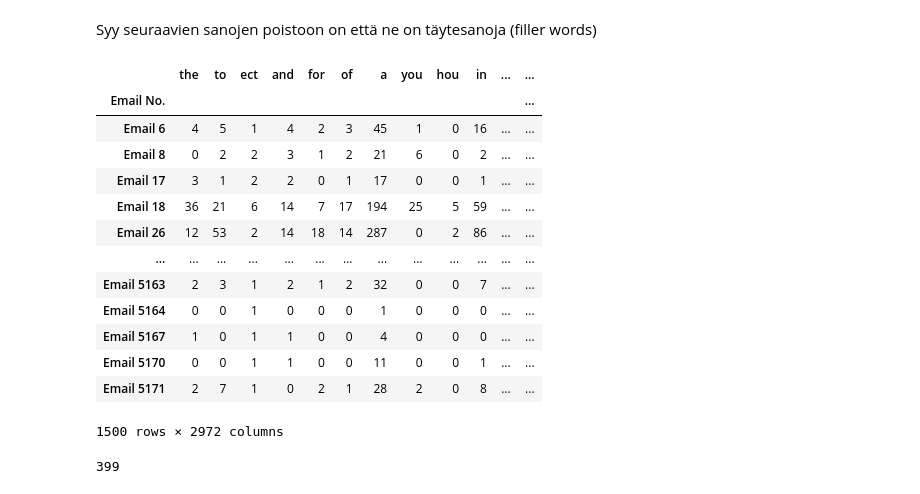
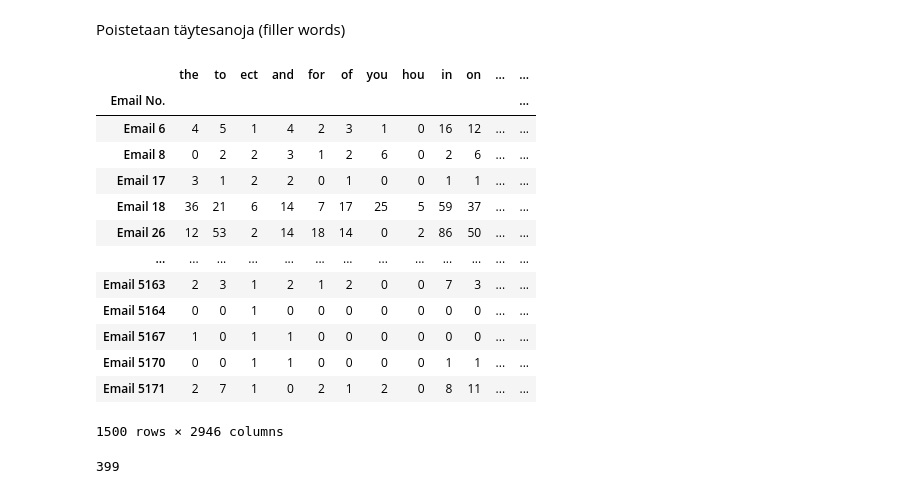
Before and after one commit to T0ntsa/html-css, a Jupyter notebook: dataset_UUSIN.ipynb, the cells around one changed output. Drawn from its saved outputs; the diff is of its cells as text; code cells hidden in the pictures.

```diff
--- a/dataset_UUSIN.ipynb
+++ b/dataset_UUSIN.ipynb
@@ -48,38 +18,38 @@ Email 5171           1
-# %% [markdown]
-Syy seuraavien sanojen poistoon on että ne on täytesanoja (filler words)
+# %% [markdown]
+Poistetaan täytesanoja (filler words)
 # %%
-words = words = [
+words = [
     "um", "uh", "like", "actually", "basically", "well", "so", "right", "okay", "anyways", "look", "listen", "frankly",
     "literally", "just", "perhaps", "thing", "stuff", "definitely", "certainly", "surely", "absolutely", "totally",
     "completely", "utterly", "essentially", "fundamentally", "practically", "virtually", "nearly", "almost", "about",
     "around", "approximately", "roughly", "someway", "somehow", "sometime", "sometimes", "occasionally", "often",
     "frequently", "regularly", "usually", "typically", "generally", "mainly", "mostly", "largely", "particularly",
     "especially", "specifically", "expressly", "explicitly", "precisely", "exactly", "merely", "simply", "only",
     "solely", "probably", "maybe", "possibly", "seemingly", "apparently", "ostensibly", "evidently", "presumably",
     "assumably", "likely", "quite", "rather", "somewhat", "partly"
     ]
 
 # Poistetaan sarakkeet, joiden nimet ovat yksittäisiä kirjaimia tai sisältävät poistettavia sanoja
 df_filtered = df_filtered.loc[:,
-    #(df_filtered.columns.str.len() >= 7 ) &  # <-- SARAKKEEN NIMEN PITUUS ON YLI X
+    (df_filtered.columns.str.len() >= 2 ) &  # <-- SARAKKEEN NIMEN PITUUS ON 2+ MERKKIÄ, poistetaan a,b,c,..
     (~df_filtered.columns.isin(words))
 ]
 df_filtered
 # %% [output]
-|  | the | to | ect | and | for | of | a | you | hou | in | ... | ... |
+|  | the | to | ect | and | for | of | you | hou | in | on | ... | ... |
 | Email No. |  |  |  |  |  |  |  |  |  |  |  | ... |
-| Email 6 | 4 | 5 | 1 | 4 | 2 | 3 | 45 | 1 | 0 | 16 | ... | ... |
-| Email 8 | 0 | 2 | 2 | 3 | 1 | 2 | 21 | 6 | 0 | 2 | ... | ... |
-| Email 17 | 3 | 1 | 2 | 2 | 0 | 1 | 17 | 0 | 0 | 1 | ... | ... |
-| Email 18 | 36 | 21 | 6 | 14 | 7 | 17 | 194 | 25 | 5 | 59 | ... | ... |
-| Email 26 | 12 | 53 | 2 | 14 | 18 | 14 | 287 | 0 | 2 | 86 | ... | ... |
+| Email 6 | 4 | 5 | 1 | 4 | 2 | 3 | 1 | 0 | 16 | 12 | ... | ... |
+| Email 8 | 0 | 2 | 2 | 3 | 1 | 2 | 6 | 0 | 2 | 6 | ... | ... |
+| Email 17 | 3 | 1 | 2 | 2 | 0 | 1 | 0 | 0 | 1 | 1 | ... | ... |
+| Email 18 | 36 | 21 | 6 | 14 | 7 | 17 | 25 | 5 | 59 | 37 | ... | ... |
+| Email 26 | 12 | 53 | 2 | 14 | 18 | 14 | 0 | 2 | 86 | 50 | ... | ... |
 | ... | ... | ... | ... | ... | ... | ... | ... | ... | ... | ... | ... | ... |
-| Email 5163 | 2 | 3 | 1 | 2 | 1 | 2 | 32 | 0 | 0 | 7 | ... | ... |
-| Email 5164 | 0 | 0 | 1 | 0 | 0 | 0 | 1 | 0 | 0 | 0 | ... | ... |
-| Email 5167 | 1 | 0 | 1 | 1 | 0 | 0 | 4 | 0 | 0 | 0 | ... | ... |
-| Email 5170 | 0 | 0 | 1 | 1 | 0 | 0 | 11 | 0 | 0 | 1 | ... | ... |
-| Email 5171 | 2 | 7 | 1 | 0 | 2 | 1 | 28 | 2 | 0 | 8 | ... | ... |
+| Email 5163 | 2 | 3 | 1 | 2 | 1 | 2 | 0 | 0 | 7 | 3 | ... | ... |
+| Email 5164 | 0 | 0 | 1 | 0 | 0 | 0 | 0 | 0 | 0 | 0 | ... | ... |
+| Email 5167 | 1 | 0 | 1 | 1 | 0 | 0 | 0 | 0 | 0 | 0 | ... | ... |
+| Email 5170 | 0 | 0 | 1 | 1 | 0 | 0 | 0 | 0 | 1 | 1 | ... | ... |
+| Email 5171 | 2 | 7 | 1 | 0 | 2 | 1 | 2 | 0 | 8 | 11 | ... | ... |
-1500 rows × 2972 columns
+1500 rows × 2946 columns
 # %%
 lyhyet = df_filtered.loc[:, (df_filtered.columns.str.len() >= 2) & (df_filtered.columns.str.len() <= 3) ]
 lyhyet_sanat = lyhyet.shape[1]
```
Also changed, not shown: parts of 24 cells of this notebook, 1 other file.
